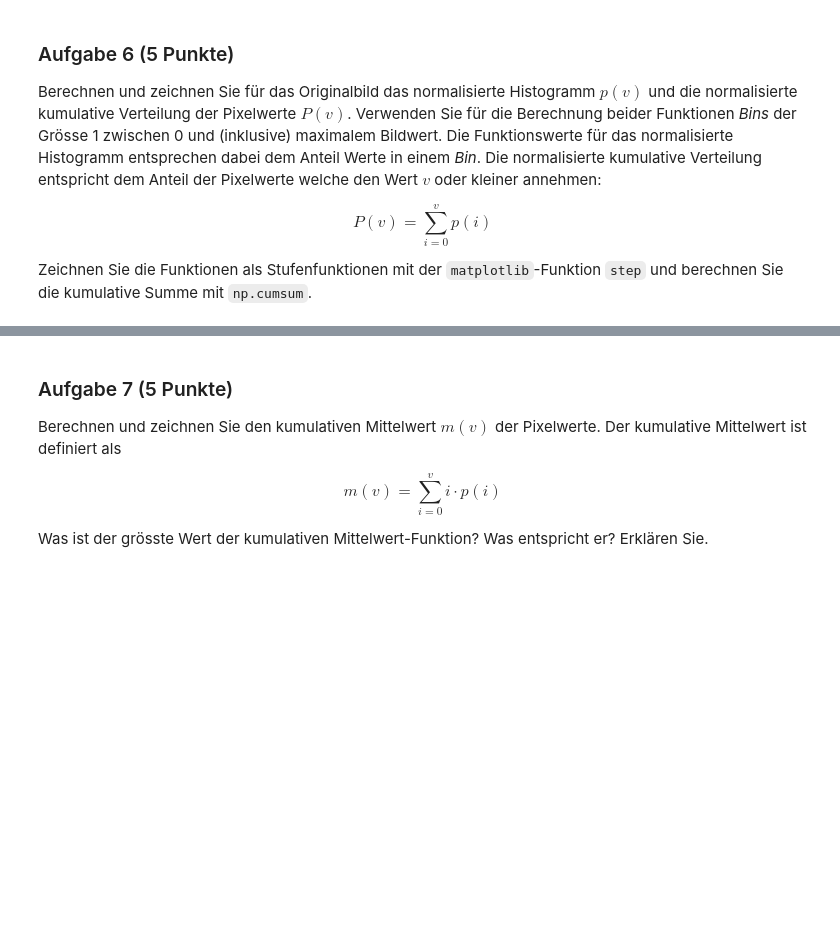
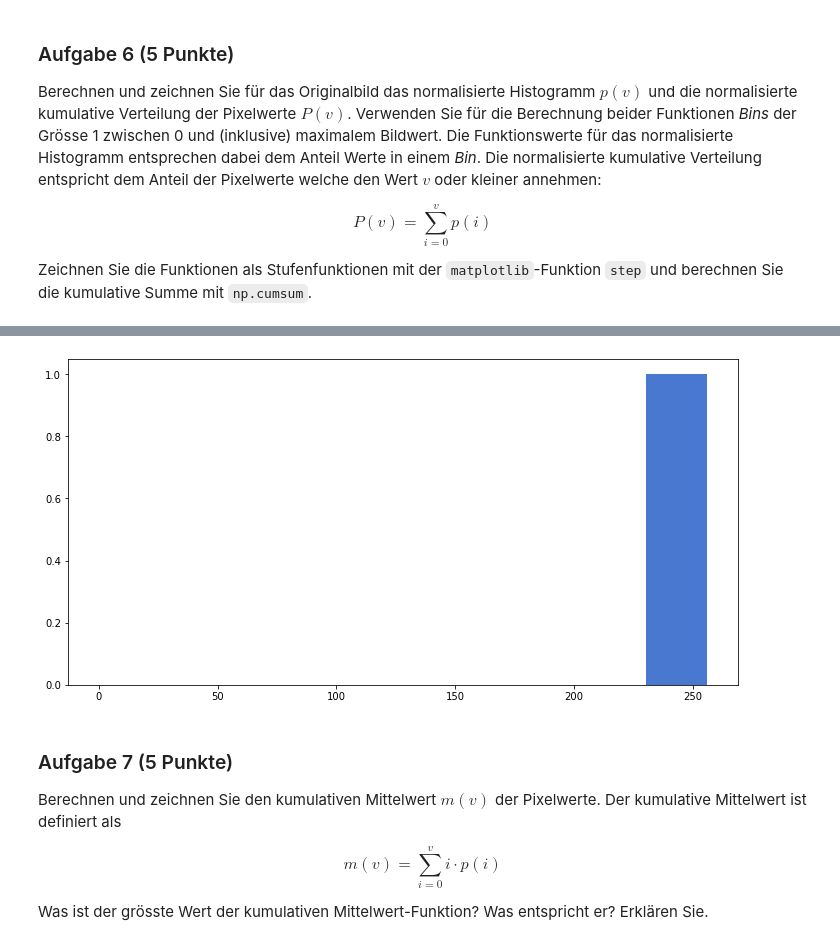
Before and after one commit to JuliaLauraMueller/dsp_hs2019, a Jupyter notebook: assignments/assignment07/exercise07.ipynb, the cells around one changed output, grey strips where cells are left out. Drawn from its saved outputs; the diff is of its cells as text; code cells hidden in the pictures; blank space fills up the shorter version.

```diff
--- a/assignments/assignment07/exercise07.ipynb
+++ b/assignments/assignment07/exercise07.ipynb
@@ -279,3 +308,11 @@ raise NotImplementedError()
+# %%
+# Histogram mit kumulative Summe
+fig, ax = plt.subplots(nrows=1, ncols=1, figsize=(12, 6)) # Figure-Grösse in Inches
+
+plt.hist(cumaltive_summ.ravel(), range=(0.0, 256.0), density=True, histtype='stepfilled', cumulative=True)
+plt.show()
+# %% [output]
+[figure, added]
 # %% [markdown]
 ### Aufgabe 7 (5 Punkte)
 
```
Also changed, not shown: parts of 4 cells of this notebook.
